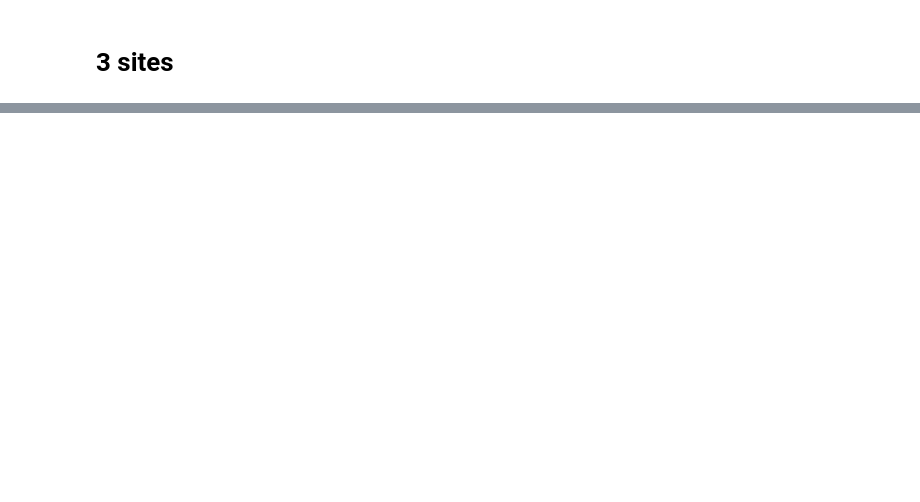
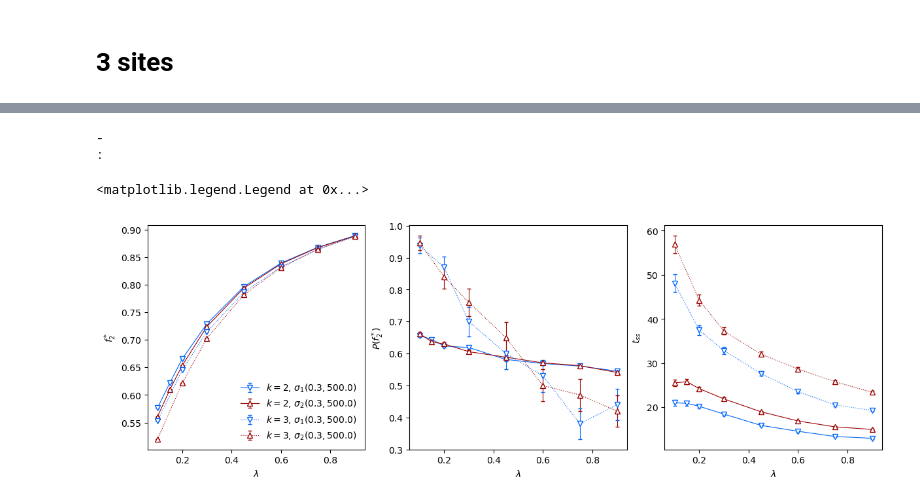
Before and after one commit to dmarchp/TFM_code, a Jupyter notebook: gillespie_sim_ci/cost_function.ipynb, the cells around one changed output, grey strips where cells are left out. Cells and saved outputs as stored; diff of their text form; code cells hidden in the pictures; blank space fills up the shorter version.

```diff
--- a/gillespie_sim_ci/cost_function.ipynb
+++ b/gillespie_sim_ci/cost_function.ipynb
@@ -714,3 +695,17 @@ fig.legend(frameon=False)
+# %%
+# there may be 3 peaks; this is intented for selecting the highest one!
+def get_PeaksCutdic_ls_ksites(pis, qs, lci=1.0):
+    # this is for pis 0.1 0.1 0.1, qs 8.0 9.0 10.0
+    if pis[0] == 0.1 and pis[1] == 0.1 and pis[2] == 0.1 and qs[0] == 8.0 and qs[1] == 9.0 and qs[2] == 10.0 and lci == 1.0:
+        ls = [0.1, 0.2, 0.3, 0.45, 0.6, 0.75, 0.9]
+        peaksCut_dic = {
+            (0, ): [0.0, 0.0, 0.0, 0.4, 0.4, 0.4, 0.4], # to do
+            (1, 0.5, 10.0): [0.2, 0.2, 0.35, 0.4, 0.4, 0.4, 0.4], # to do
+            (2, 0.3, 10.0): [0.4, 0.4, 0.4, 0.4, 0.4, 0.4, 0.4], # to do
+            (1, 0.3, 500.0): [0.4, 0.4, 0.4, 0.4, 0.4, 0.4, 0.4],
+            (2, 0.3, 500.0): [0.4, 0.4, 0.4, 0.4, 0.4, 0.4, 0.4]
+        }
+    return peaksCut_dic, ls
 # %%
 # to do:
 def getCostFuncData_ksites(pis, qs, lci=1.0):
@@ -754,3 +745,57 @@ pis3 = [0.1, 0.1, 0.1]
 qs3 = [8.0, 9.0, 10.0]
 lci = 1.0
 ls = [0.1, 0.2, 0.3, 0.45, 0.6, 0.75, 0.9]
+
+cfdata2, ls2 = getCostFuncData(pis3[1:], qs[1:])
+cfdata3, ls3 = getCostFuncData_ksites(pis3, qs3)
+# %%
+fig, ax = plt.subplots(1,3, figsize=(12,4), constrained_layout=True)
+x = 1
+
+ax[0].set(xlabel=r'$\lambda$', ylabel=r'$f_2^*$')
+ax[1].set(xlabel=r'$\lambda$', ylabel=r'$P(f_2^*)$')
+ax[2].set(xlabel=r'$\lambda$', ylabel=r'$t_{ss}$')
+
+# species = []
+# for ci_kwargs in ci_kwargs_list:
+#     if len(ci_kwargs) == 1:
+#         species.append("linear")
+#     else:
+#         species.append(fr"$\sigma_{ci_kwargs[0]} ({ci_kwargs[1]}, {ci_kwargs[2]})$")
+
+
+ebars = True
+# jitterer = np.linspace(-0.0,0.0, len(ci_kwargs_list))
+
+# ci_kwargs_list = [(0, ), (1, 0.5, 10.0), (2, 0.3, 10.0), (1, 0.3, 500.0), (2, 0.3, 500.0)]
+# color_seq = ['k', 'xkcd:sky blue', 'xkcd:light red', 'xkcd:bright blue', 'xkcd:deep red']
+# marker_seq = ['o', 's', 'd', 'v', '^']
+
+ci_kwargs_list = [(1, 0.3, 500.0), (2, 0.3, 500.0)]
+color_seq = ['xkcd:bright blue', 'xkcd:deep red']
+marker_seq = ['v', '^']
+
+for k, klinest in zip([2, 3], ['-', ':']):
+    if k == 2:
+        cfdata, ls, sitelb = cfdata2, ls2, 2
+    elif k == 3:
+        cfdata, ls, sitelb = cfdata3, ls3, 'k'
+    print(klinest)
+    for ci_kwargs, c, m in zip(ci_kwargs_list, color_seq, marker_seq):
+        # if (k == 2 and ci_kwargs[0] > 0):
+        #     cilabel = fr"$\sigma_{ci_kwargs[0]} ({ci_kwargs[1]}, {ci_kwargs[2]})$"
+        # elif k==2 and ci_kwargs[0]:
+        #     cilabel = 'linear'
+        # else:
+        #     cilabel = '_nolabel_'
+        cilabel = fr"$k={k}$, $\sigma_{ci_kwargs[0]} ({ci_kwargs[1]}, {ci_kwargs[2]})$" if ci_kwargs[0] > 0 else fr"$k={k}$, linear"
+        ax[0].errorbar(ls, cfdata[tuple(ci_kwargs)][f'f{sitelb}winVal'], cfdata[tuple(ci_kwargs)][f'f{sitelb}winValerr'], lw=0.8, ls=klinest, marker=m, color=c, mfc='w', label=cilabel, capsize=2.0)
+        ax[1].errorbar(ls, cfdata[tuple(ci_kwargs)][f'probf{sitelb}winVal'], cfdata[tuple(ci_kwargs)][f'probf{sitelb}winValerr'], lw=0.8, ls=klinest, marker=m, color=c, mfc='w', capsize=2.0)
+        ax[2].errorbar(ls, cfdata[tuple(ci_kwargs)]['tss'], cfdata[tuple(ci_kwargs)]['tsserr'], lw=0.8, ls=klinest, marker=m, color=c, mfc='w', capsize=2.0)
+
+ax[0].legend(frameon=False)
+# %% [output]
+-
+:
+<matplotlib.legend.Legend at 0x...>
+[figure, added]
```
Also changed, not shown: parts of 5 cells of this notebook, 8 other files.
